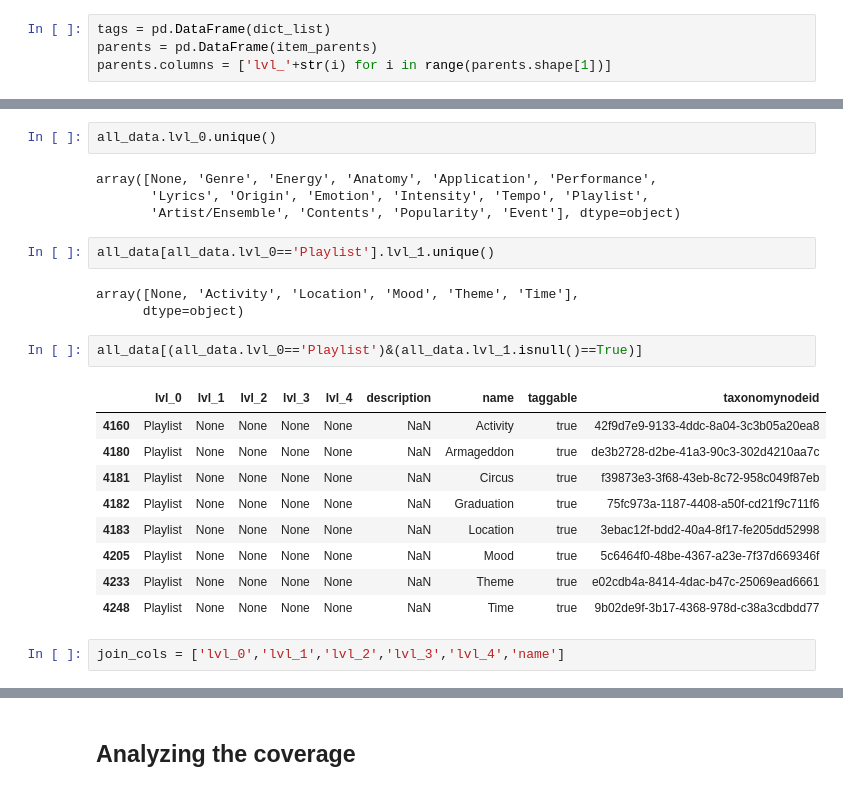
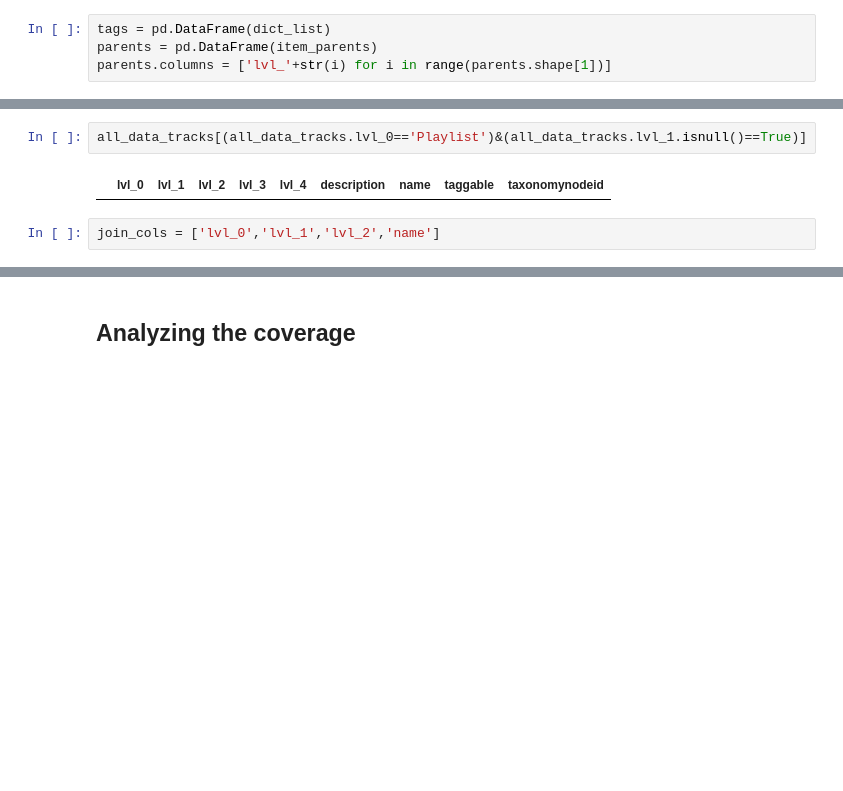
Before and after one commit to dmescherina/umg-backup, a Jupyter notebook: playlist_sequencing/get_taxonomy.ipynb, the cells around one changed output, grey strips where cells are left out. Drawn from its saved outputs; the diff is of its cells as text; blank space fills up the shorter version.

```diff
--- a/playlist_sequencing/get_taxonomy.ipynb
+++ b/playlist_sequencing/get_taxonomy.ipynb
@@ -117,26 +119,7 @@ all_data.head()
-# %%
-all_data.lvl_0.unique()
-# %% [output]
-array([None, 'Genre', 'Energy', 'Anatomy', 'Application', 'Performance',
-       'Lyrics', 'Origin', 'Emotion', 'Intensity', 'Tempo', 'Playlist',
-       'Artist/Ensemble', 'Contents', 'Popularity', 'Event'], dtype=object)
-# %%
-all_data[all_data.lvl_0=='Playlist'].lvl_1.unique()
-# %% [output]
-array([None, 'Activity', 'Location', 'Mood', 'Theme', 'Time'],
-      dtype=object)
 # %%
-all_data[(all_data.lvl_0=='Playlist')&(all_data.lvl_1.isnull()==True)]
+all_data_tracks[(all_data_tracks.lvl_0=='Playlist')&(all_data_tracks.lvl_1.isnull()==True)]
 # %% [output]
 |  | lvl_0 | lvl_1 | lvl_2 | lvl_3 | lvl_4 | description | name | taggable | taxonomynodeid |
-| 4160 | Playlist | None | None | None | None | NaN | Activity | true | 42f9d7e9-9133-4ddc-8a04-3c3b05a20ea8 |
-| 4180 | Playlist | None | None | None | None | NaN | Armageddon | true | de3b2728-d2be-41a3-90c3-302d4210aa7c |
-| 4181 | Playlist | None | None | None | None | NaN | Circus | true | f39873e3-3f68-43eb-8c72-958c049f87eb |
-| 4182 | Playlist | None | None | None | None | NaN | Graduation | true | 75fc973a-1187-4408-a50f-cd21f9c711f6 |
-| 4183 | Playlist | None | None | None | None | NaN | Location | true | 3ebac12f-bdd2-40a4-8f17-fe205dd52998 |
-| 4205 | Playlist | None | None | None | None | NaN | Mood | true | 5c6464f0-48be-4367-a23e-7f37d669346f |
-| 4233 | Playlist | None | None | None | None | NaN | Theme | true | e02cdb4a-8414-4dac-b47c-25069ead6661 |
-| 4248 | Playlist | None | None | None | None | NaN | Time | true | 9b02de9f-3b17-4368-978d-c38a3cdbdd77 |
 # %%
-join_cols = ['lvl_0','lvl_1','lvl_2','lvl_3','lvl_4','name']
+join_cols = ['lvl_0','lvl_1','lvl_2','name']
 # %%
```
Also changed, not shown: parts of 34 cells of this notebook, 53 other files.
